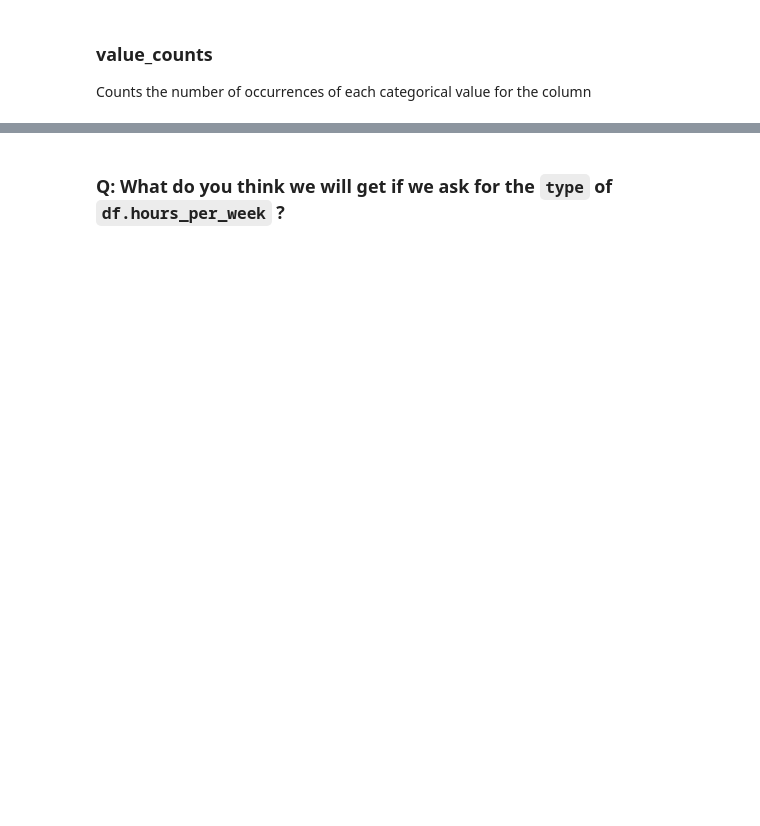
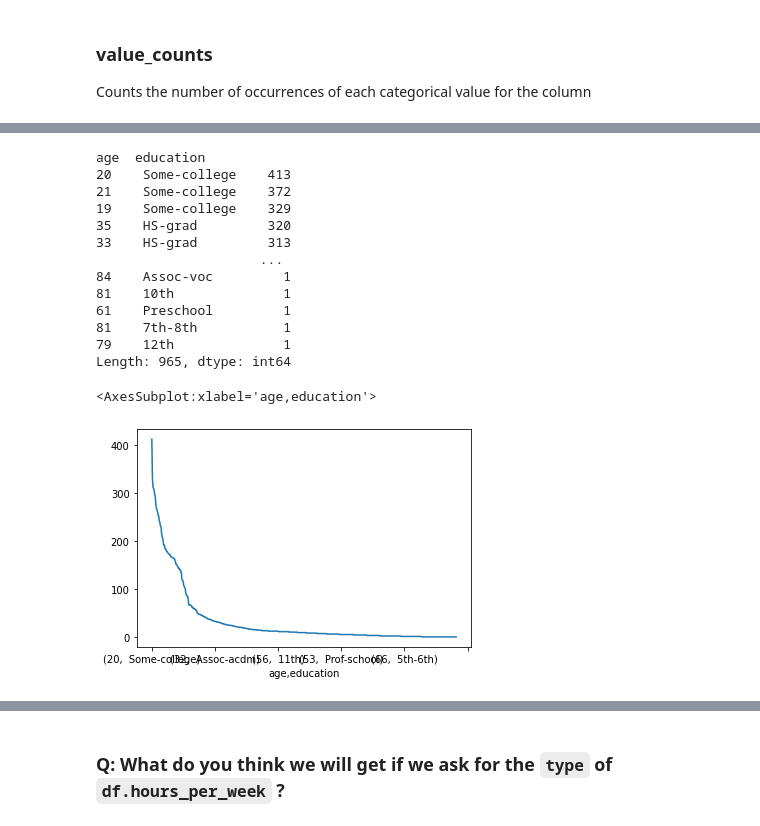
Before and after one commit to FNafisa/T5-Bootcamp, a Jupyter notebook: PRACTICE/GAMMA/BPM_Prework/lessons/17_pandas/intro_to_pandas.ipynb, the cells around one changed output, grey strips where cells are left out. Saved outputs shown, nothing was run; the diff lists cells and outputs as text; code cells hidden in the pictures; blank space fills up the shorter version.

```diff
--- a/PRACTICE/GAMMA/BPM_Prework/lessons/17_pandas/intro_to_pandas.ipynb
+++ b/PRACTICE/GAMMA/BPM_Prework/lessons/17_pandas/intro_to_pandas.ipynb
@@ -170,4 +387,5 @@ df.columns
 # %%
 # replace a column name
-df.rename(columns={'country_of_origin': 'native_country'}, inplace=True)
-df.head()
+df.rename(columns={'country_of_origin': "native_counrty","income":"total_income"}, inplace=True)
+df.columns
+# df["total_income"]
@@ -196,0 +451,19 @@ type(df.education)
+# %%
+print(df[["age","education"]].value_counts())
+df[["age","education"]].value_counts().plot()
+# %% [output]
+age  education
+20    Some-college    413
+21    Some-college    372
+19    Some-college    329
+35    HS-grad         320
+33    HS-grad         313
+                     ...
+84    Assoc-voc         1
+81    10th              1
+61    Preschool         1
+81    7th-8th           1
+79    12th              1
+Length: 965, dtype: int64
+<AxesSubplot:xlabel='age,education'>
+[figure, added]
```
Also changed, not shown: parts of 35 cells of this notebook, 1 other file.
